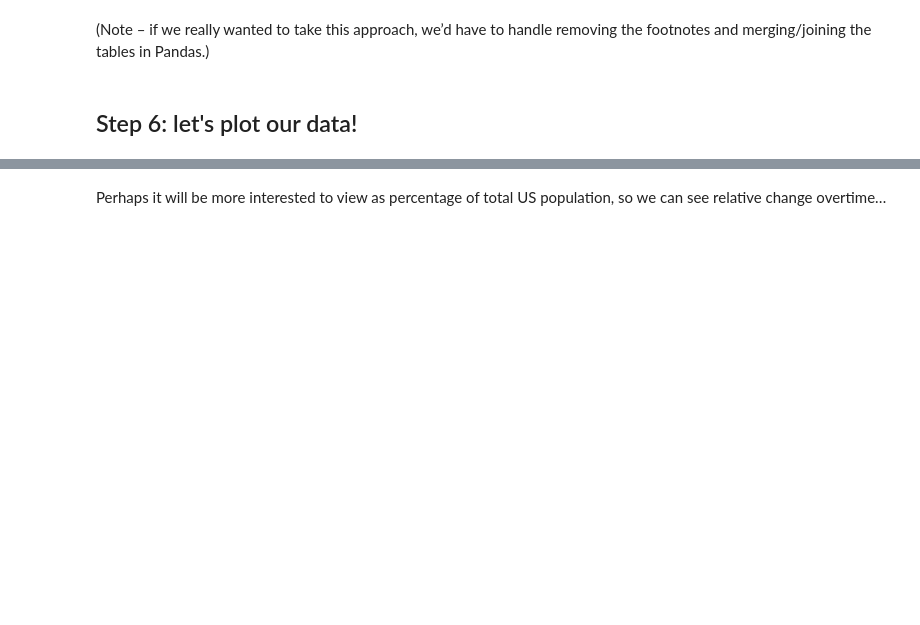
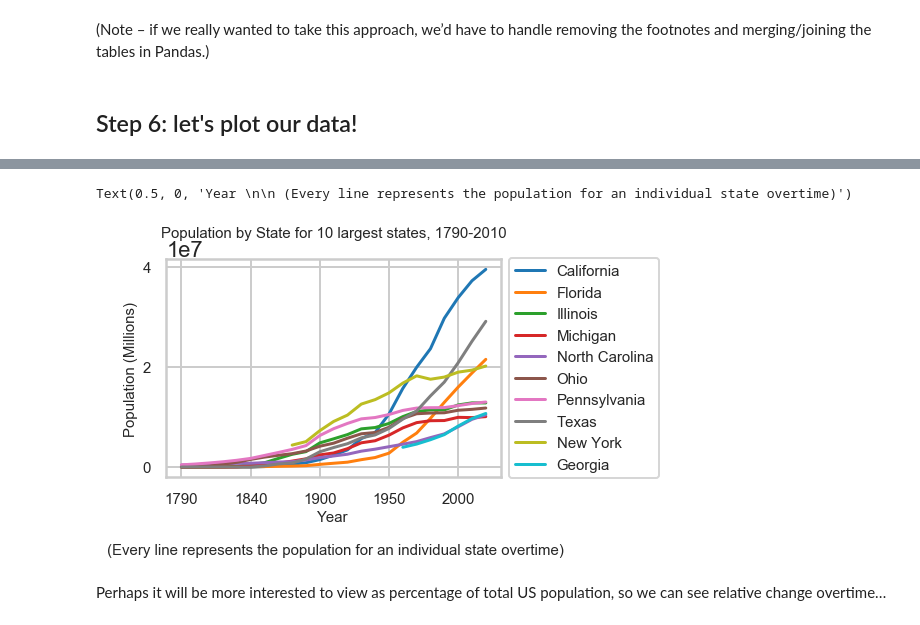
Before and after one commit to MorningStarOvO/Data-Science-Exercise, a Jupyter notebook: 第 1 次大作业/Homework-1-2.ipynb, the cells around one changed output, grey strips where cells are left out. Cells and saved outputs as stored; diff of their text form; code cells hidden in the pictures; blank space fills up the shorter version.

```diff
--- a/第 1 次大作业/Homework-1-2.ipynb
+++ b/第 1 次大作业/Homework-1-2.ipynb
@@ -250,12 +359,15 @@ plt.title("US Population by State, 1790-2010")
 # %%
 # let's look at just the 10 largest states (2010 population)
 df.sort_values('2010', ascending=False)
 largest = df['2010'].nlargest(10).index
-df[df.index.isin(largest)].T.plot()
-plt.legend(loc='center left', bbox_to_anchor=(1.0, 0.5))
-plt.title("Population by State for 10 largest states, 1790-2010")
-plt.ylabel("Population (Millions)")
-plt.xlabel('Year \n\n (Every line represents the population for an individual state overtime)')
+df[df.index.isin(largest)].T.plot(fontsize=15)
+plt.legend(loc='center left', bbox_to_anchor=(1.0, 0.5), fontsize=15)
+plt.title("Population by State for 10 largest states, 1790-2010\n", fontsize=15)
+plt.ylabel("Population (Millions)", fontsize=15)
+plt.xlabel('Year \n\n (Every line represents the population for an individual state overtime)', fontsize=15)
+# %% [output]
+Text(0.5, 0, 'Year \n\n (Every line represents the population for an individual state overtime)')
+[figure, added]
 # %% [markdown]
 Perhaps it will be more interested to view as percentage of total US population, so we can see relative change overtime…
 # %%
```
Also changed, not shown: parts of 30 cells of this notebook.
